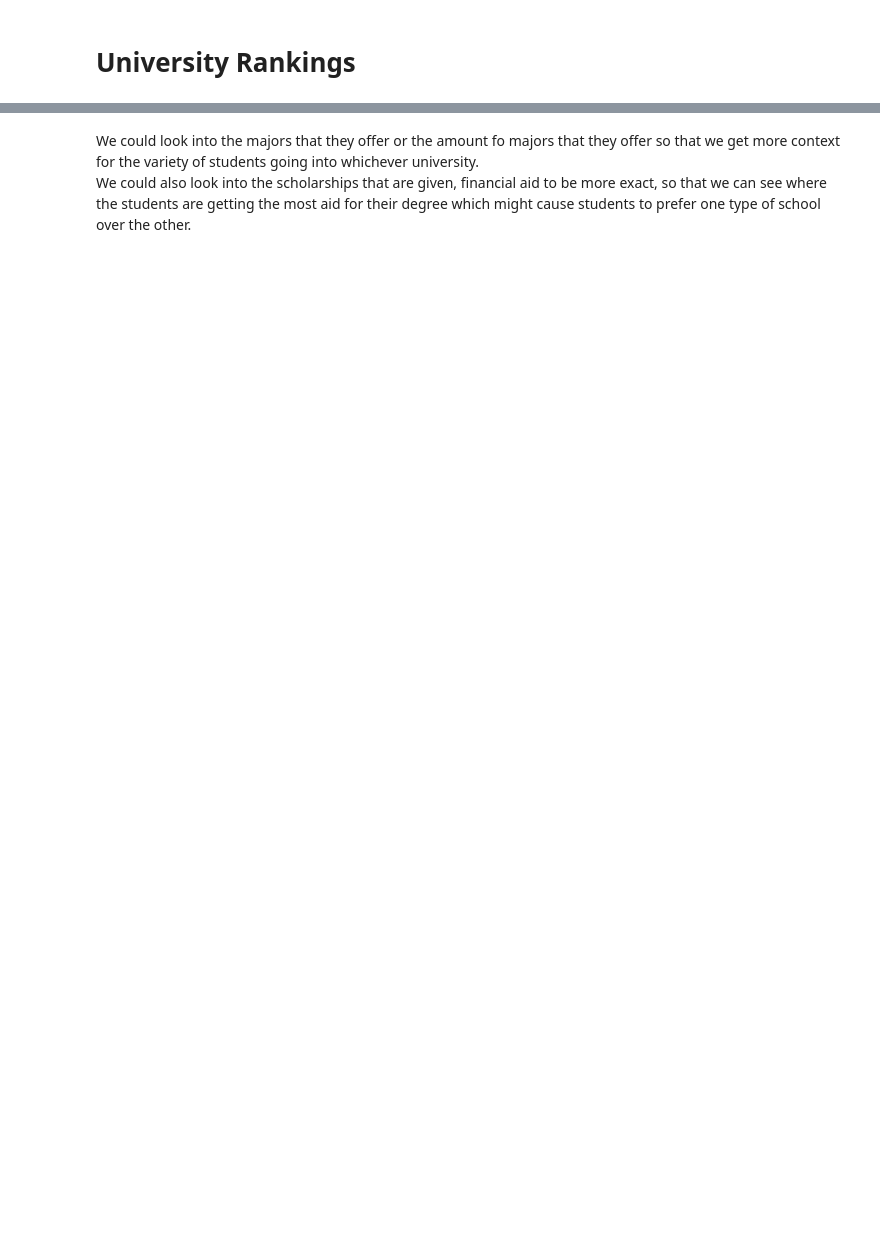
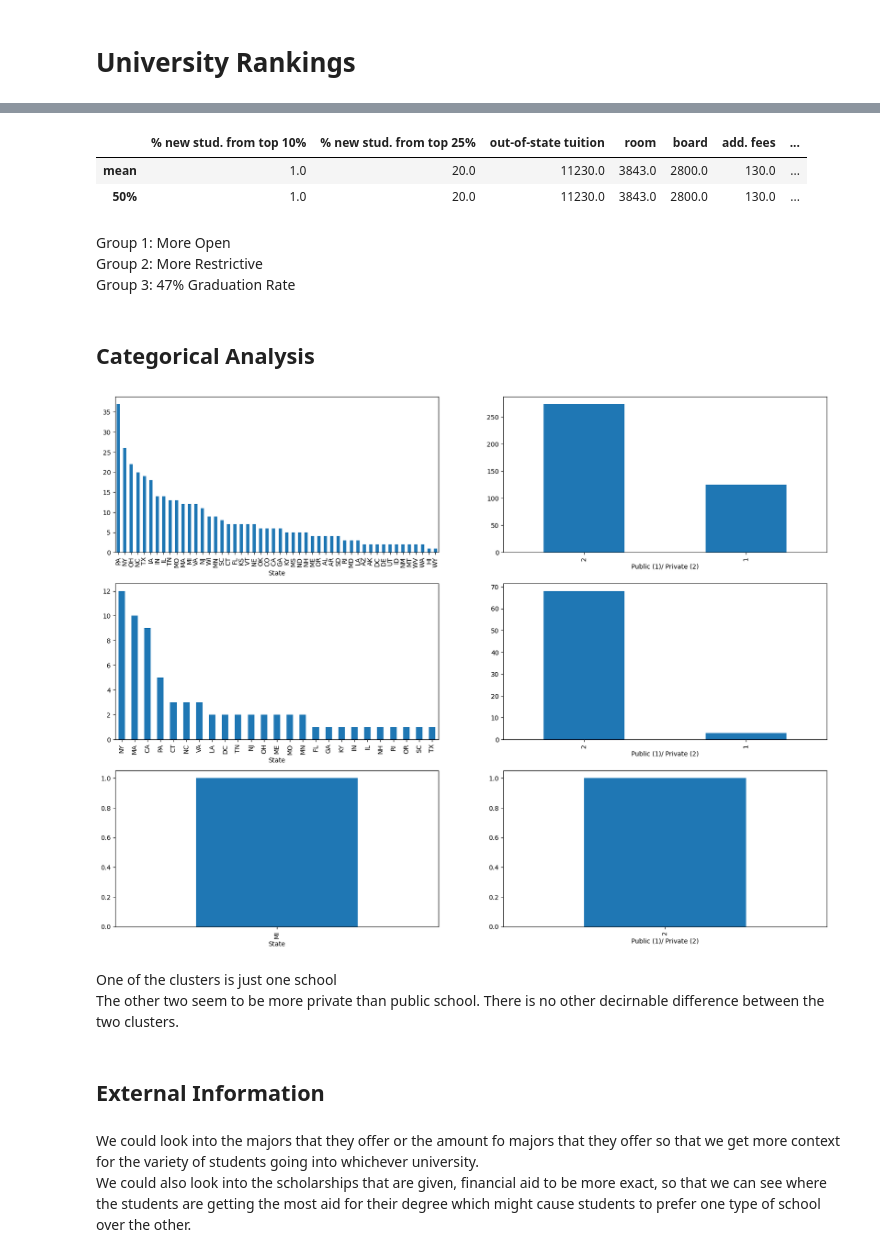
Before and after one commit to Abel-Lagonell/Data-Mining, a Jupyter notebook: Homework03_Abel_Lagonell.ipynb, the cells around one changed output, grey strips where cells are left out. Drawn from its saved outputs; the diff is of its cells as text; code cells hidden in the pictures; blank space fills up the shorter version.

```diff
--- a/Homework03_Abel_Lagonell.ipynb
+++ b/Homework03_Abel_Lagonell.ipynb
@@ -149,3 +122,35 @@ The thrid cluster also seems to have the most amount of schools but all are priv
+# %%
+uni_df_groups.get_group(3).describe().loc[["mean", "50%"]][cont_list]
+# %% [output]
+|  | % new stud. from top 10% | % new stud. from top 25% | out-of-state tuition | room | board | add. fees | ... |
+| mean | 1.0 | 20.0 | 11230.0 | 3843.0 | 2800.0 | 130.0 | ... |
+| 50% | 1.0 | 20.0 | 11230.0 | 3843.0 | 2800.0 | 130.0 | ... |
+# %% [markdown]
+Group 1: More Open
+Group 2: More Restrictive
+Group 3: 47% Graduation Rate
+# %% [markdown]
+## Categorical Analysis
+# %%
+fig, axes = plt.subplots(ncols=2, nrows=3, figsize=(20,15) )
+cat_list = uni_df.columns.values[0:2]
+axes= axes.flatten()
+current_ax = 0;
+
+for i in range(1,4):
+    for col in cat_list:
+        counts = uni_df_groups.get_group(i)[col].value_counts()
+        counts.plot(kind='bar', ax=axes[current_ax])
+        current_ax+=1
+
+plt.show()
+# %% [output]
+[figure, added]
+# %% [markdown]
+One of the clusters is just one school
+The other two seem to be more private than public school. There is no other decirnable difference between the two clusters.
+# %% [markdown]
+## External Information
 # %% [markdown]
 We could look into the majors that they offer or the amount fo majors that they offer so that we get more context for the variety of students going into whichever university.
 We could also look into the scholarships that are given, financial aid to be more exact, so that we can see where the students are getting the most aid for their degree which might cause students to prefer one type of school over the other.
```
Also changed, not shown: parts of 129 cells of this notebook, 1 other file.
